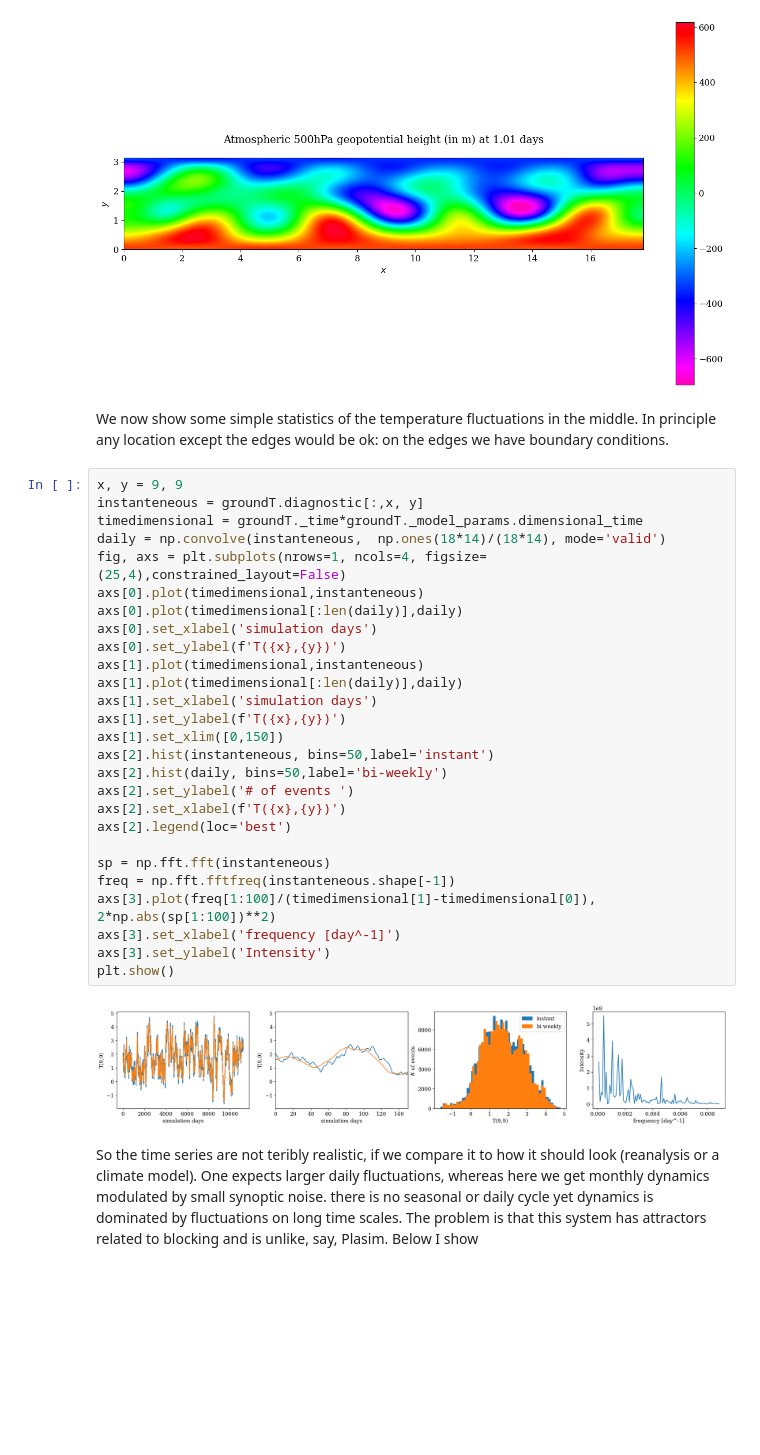
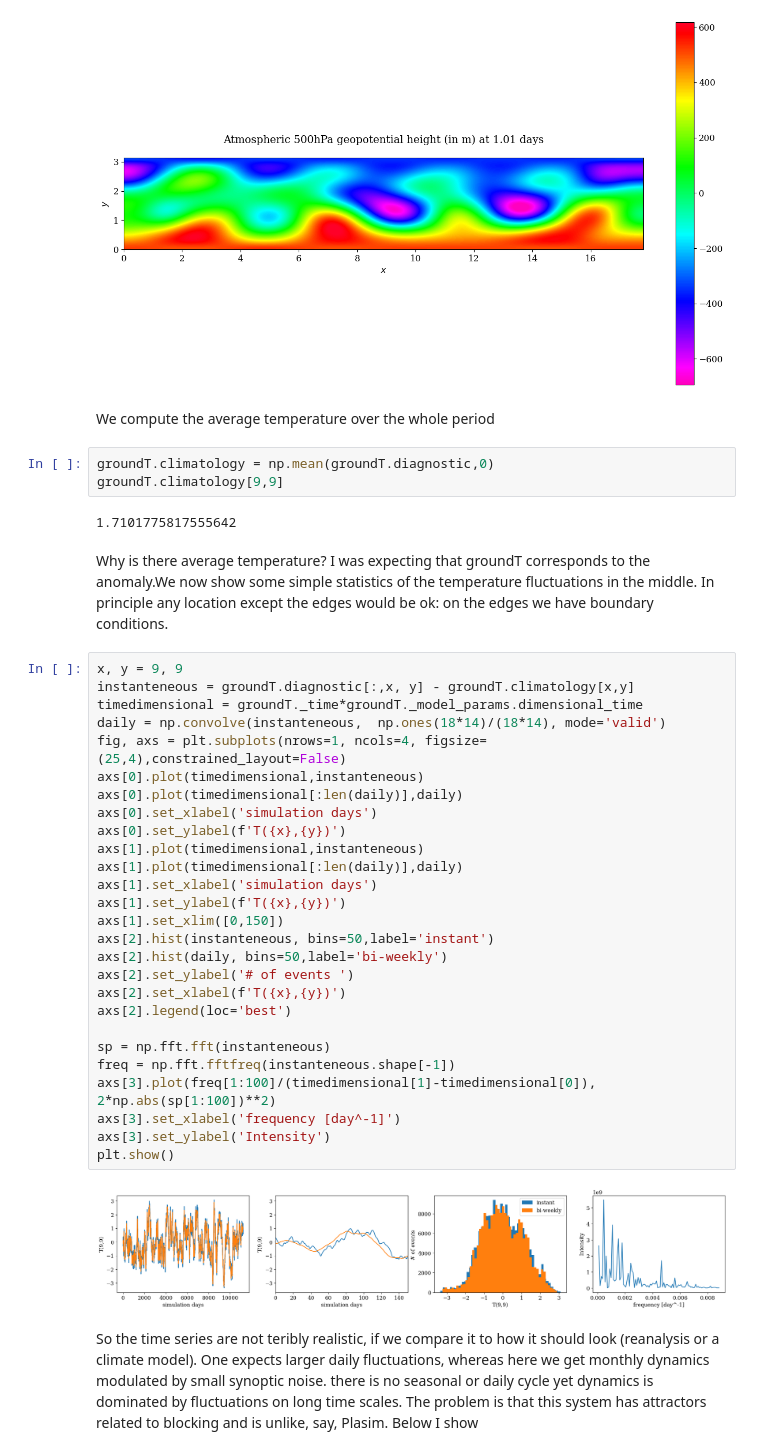
Before and after one commit to georgemilosh/qgs, a Jupyter notebook: rareevents/simple_run2.ipynb, the cells around one changed output. Drawn from its saved outputs; the diff is of its cells as text; blank space fills up the shorter version.

```diff
--- a/rareevents/simple_run2.ipynb
+++ b/rareevents/simple_run2.ipynb
@@ -386,37 +386,44 @@ psi.plot(18)
 (<AxesSubplot:title={'center':'Atmospheric 500hPa geopotential height (in m) at 1.01 days'}, xlabel='$x$', ylabel='$y$'>,
  <matplotlib.colorbar.Colorbar at 0x...>)
 [figure]
+# %% [markdown]
+We compute the average temperature over the whole period
+# %%
+groundT.climatology = np.mean(groundT.diagnostic,0)
+groundT.climatology[9,9]
+# %% [output]
+1.7101775817555642
 # %% [markdown]
-We now show some simple statistics of the temperature fluctuations in the middle. In principle any location except the edges would be ok: on the edges we have boundary conditions.
+Why is there average temperature? I was expecting that groundT corresponds to the anomaly.We now show some simple statistics of the temperature fluctuations in the middle. In principle any location except the edges would be ok: on the edges we have boundary conditions.
 # %%
 x, y = 9, 9
-instanteneous = groundT.diagnostic[:,x, y]
+instanteneous = groundT.diagnostic[:,x, y] - groundT.climatology[x,y]
 timedimensional = groundT._time*groundT._model_params.dimensional_time
 daily = np.convolve(instanteneous,  np.ones(18*14)/(18*14), mode='valid')
 fig, axs = plt.subplots(nrows=1, ncols=4, figsize=(25,4),constrained_layout=False)
 axs[0].plot(timedimensional,instanteneous)
 axs[0].plot(timedimensional[:len(daily)],daily)
 axs[0].set_xlabel('simulation days')
 axs[0].set_ylabel(f'T({x},{y})')
 axs[1].plot(timedimensional,instanteneous)
 axs[1].plot(timedimensional[:len(daily)],daily)
 axs[1].set_xlabel('simulation days')
 axs[1].set_ylabel(f'T({x},{y})')
 axs[1].set_xlim([0,150])
 axs[2].hist(instanteneous, bins=50,label='instant')
 axs[2].hist(daily, bins=50,label='bi-weekly')
 axs[2].set_ylabel('# of events ')
 axs[2].set_xlabel(f'T({x},{y})')
 axs[2].legend(loc='best')
 
 sp = np.fft.fft(instanteneous)
 freq = np.fft.fftfreq(instanteneous.shape[-1])
 axs[3].plot(freq[1:100]/(timedimensional[1]-timedimensional[0]), 2*np.abs(sp[1:100])**2)
 axs[3].set_xlabel('frequency [day^-1]')
 axs[3].set_ylabel('Intensity')
 plt.show()
 # %% [output]
-[figure, old version]
+[figure, new version]
 # %% [markdown]
 So the time series are not teribly realistic, if we compare it to how it should look (reanalysis or a climate model). One expects larger daily fluctuations, whereas here we get monthly dynamics modulated by small synoptic noise. there is no seasonal or daily cycle yet dynamics is dominated by fluctuations on long time scales. The problem is that this system has attractors related to blocking and is unlike, say, Plasim. Below I show
 # %%
```
Also changed, not shown: parts of 11 cells of this notebook.
